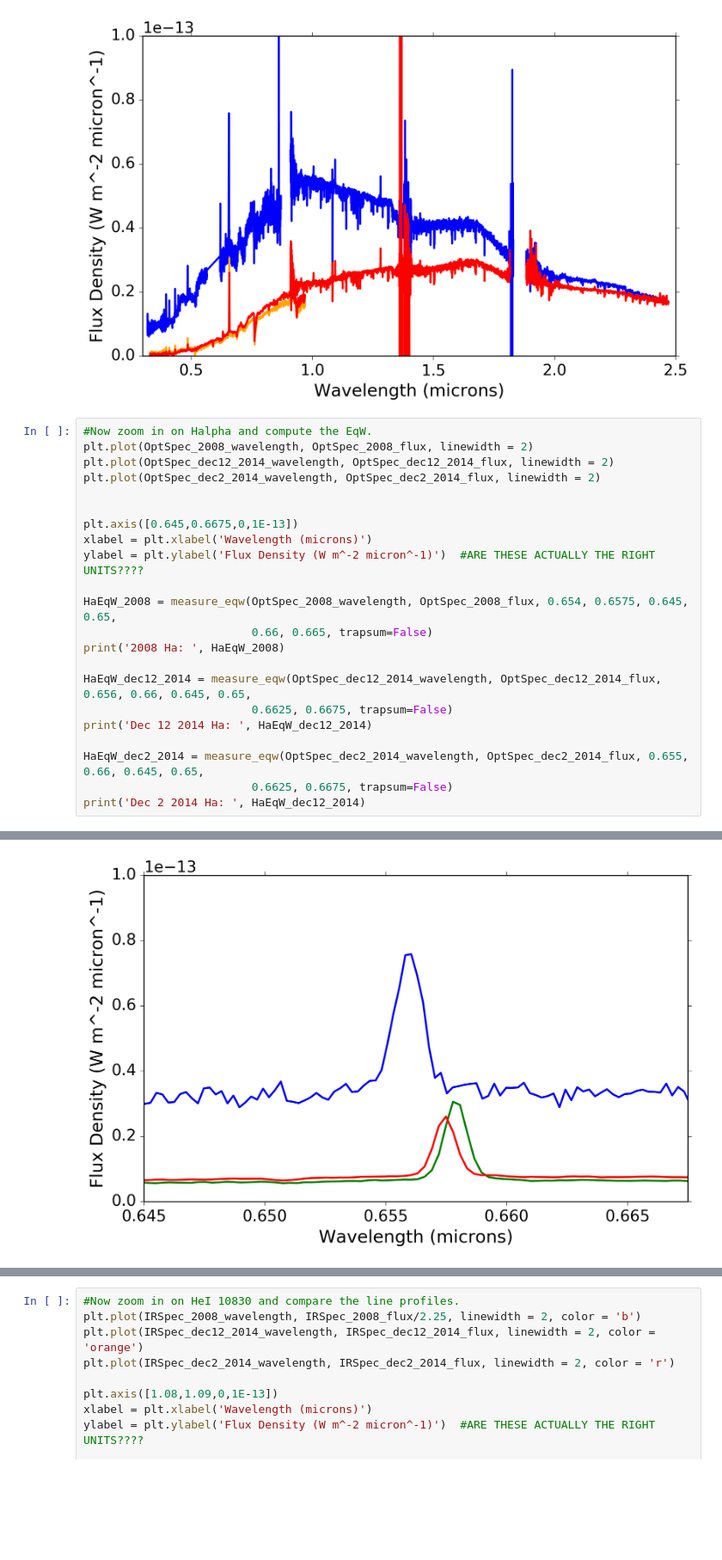
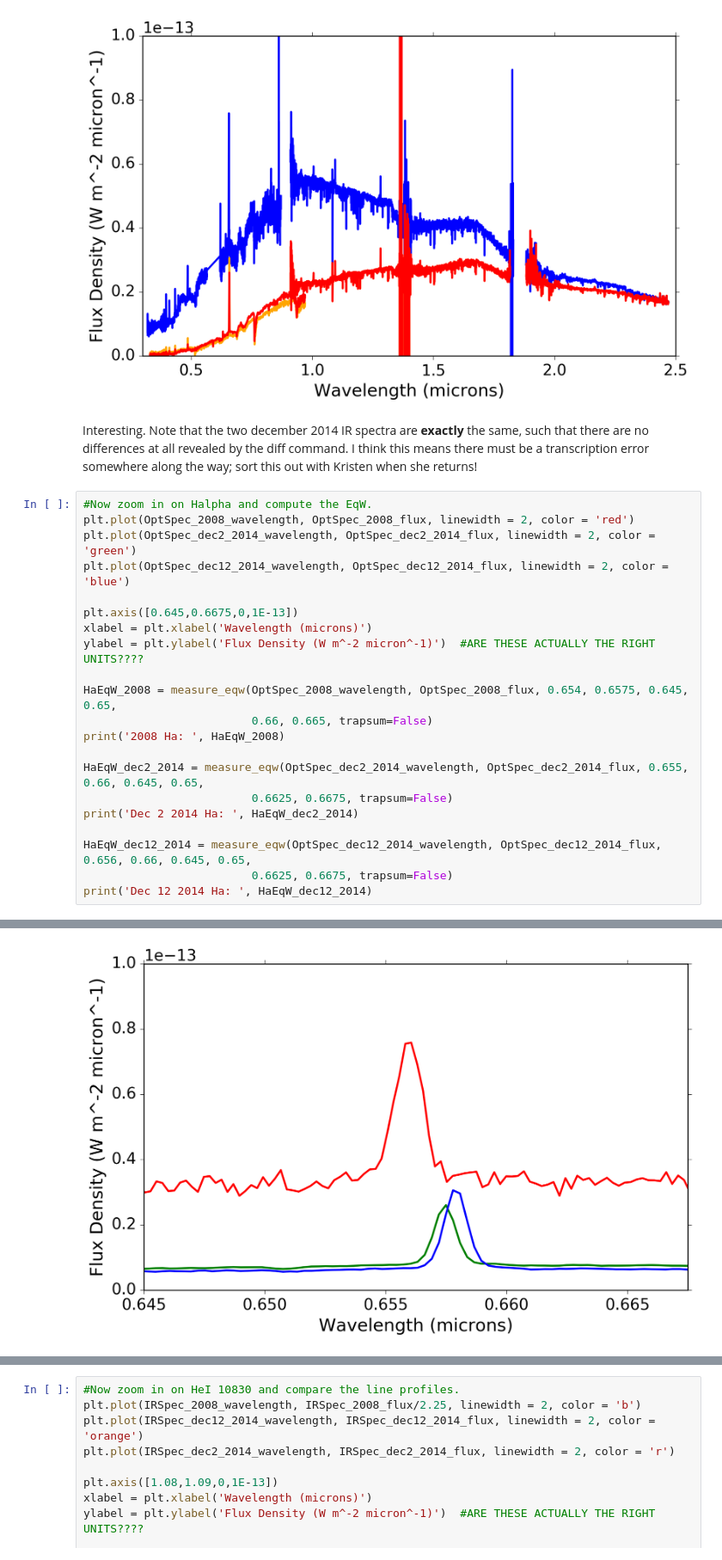
Before and after one commit to kevincovey/AATau, a Jupyter notebook: AATau_SpectralMeasurements.ipynb, the cells around one changed output, grey strips where cells are left out. Shown at 86% size. Drawn from its saved outputs; the diff is of its cells as text; blank space fills up the shorter version.

```diff
--- a/AATau_SpectralMeasurements.ipynb
+++ b/AATau_SpectralMeasurements.ipynb
@@ -101,12 +101,13 @@ xlabel = plt.xlabel('Wavelength (microns)')
 ylabel = plt.ylabel('Flux Density (W m^-2 micron^-1)')  #ARE THESE ACTUALLY THE RIGHT UNITS????
 # %% [output]
 [figure]
+# %% [markdown]
+Interesting.  Note that the two december 2014 IR spectra are **exactly** the same, such that there are no differences at all revealed by the diff command.  I think this means there must be a transcription error somewhere along the way; sort this out with Kristen when she returns!
 # %%
 #Now zoom in on Halpha and compute the EqW.
-plt.plot(OptSpec_2008_wavelength, OptSpec_2008_flux, linewidth = 2)
-plt.plot(OptSpec_dec12_2014_wavelength, OptSpec_dec12_2014_flux, linewidth = 2)
-plt.plot(OptSpec_dec2_2014_wavelength, OptSpec_dec2_2014_flux, linewidth = 2)
-
+plt.plot(OptSpec_2008_wavelength, OptSpec_2008_flux, linewidth = 2, color = 'red')
+plt.plot(OptSpec_dec2_2014_wavelength, OptSpec_dec2_2014_flux, linewidth = 2, color = 'green')
+plt.plot(OptSpec_dec12_2014_wavelength, OptSpec_dec12_2014_flux, linewidth = 2, color = 'blue')
 
 plt.axis([0.645,0.6675,0,1E-13])
 xlabel = plt.xlabel('Wavelength (microns)')
@@ -116,11 +117,11 @@ HaEqW_2008 = measure_eqw(OptSpec_2008_wavelength, OptSpec_2008_flux, 0.654, 0.65
                          0.66, 0.665, trapsum=False)
 print('2008 Ha: ', HaEqW_2008)
 
+HaEqW_dec2_2014 = measure_eqw(OptSpec_dec2_2014_wavelength, OptSpec_dec2_2014_flux, 0.655, 0.66, 0.645, 0.65,
+                         0.6625, 0.6675, trapsum=False)
+print('Dec 2 2014 Ha: ', HaEqW_dec2_2014)
+
 HaEqW_dec12_2014 = measure_eqw(OptSpec_dec12_2014_wavelength, OptSpec_dec12_2014_flux, 0.656, 0.66, 0.645, 0.65,
                          0.6625, 0.6675, trapsum=False)
 print('Dec 12 2014 Ha: ', HaEqW_dec12_2014)
-
-HaEqW_dec2_2014 = measure_eqw(OptSpec_dec2_2014_wavelength, OptSpec_dec2_2014_flux, 0.655, 0.66, 0.645, 0.65,
-                         0.6625, 0.6675, trapsum=False)
-print('Dec 2 2014 Ha: ', HaEqW_dec12_2014)
 # %% [output]
@@ -142,3 +131,3 @@ Dec 2 2014 Ha:  -0.00511278460152
-[figure, old version]
+[figure, new version]
 # %%
 #Now zoom in on Hbeta and compute the EqW.
```
Also changed, not shown: parts of 4 cells of this notebook.
